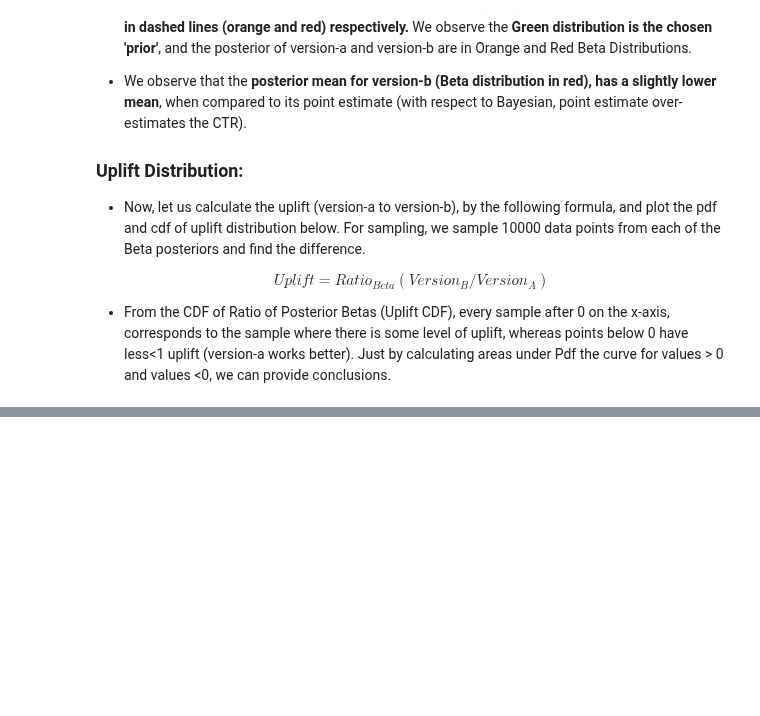
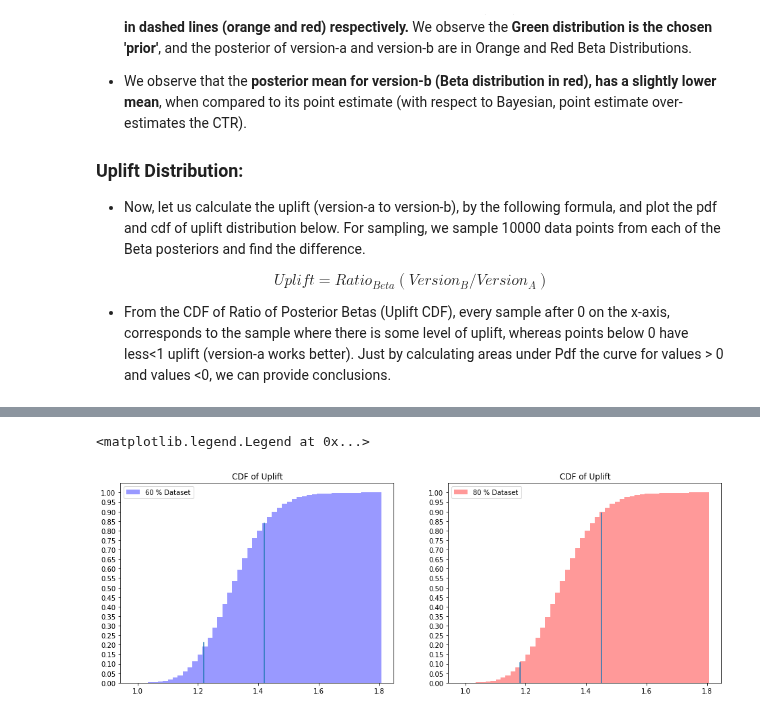
Before and after one commit to AdiVarma27/AdiVarma27.github.io, a Jupyter notebook: _jupyter/2020-04-13-Bayesian Thinking in AB Testing.ipynb, the cells around one changed output, grey strips where cells are left out. Drawn from its saved outputs; the diff is of its cells as text; code cells hidden in the pictures; blank space fills up the shorter version.

```diff
--- a/_jupyter/2020-04-13-Bayesian Thinking in AB Testing.ipynb
+++ b/_jupyter/2020-04-13-Bayesian Thinking in AB Testing.ipynb
@@ -148,0 +179,16 @@ Text(0.5, 1.0, 'CDF of Uplift')
+# %%
+kwargs = {'cumulative': True}
+
+plt.figure(figsize=(16,12));
+plt.subplot(2,2,1);
+sns.distplot(diff, hist_kws=kwargs, norm_hist=True, kde=False, label='60 % Dataset',color='blue');
+plt.yticks(np.arange(0,1.05,0.05))
+plt.axvline(1.22,ymin=0,ymax=0.2);plt.axvline(1.42,ymin=0,ymax=0.8);plt.title('CDF of Uplift');plt.legend()
+
+plt.subplot(2,2,2)
+sns.distplot(diff, hist_kws=kwargs, norm_hist=True, kde=False, label='80 % Dataset',color='red');
+plt.yticks(np.arange(0,1.05,0.05))
+plt.axvline(1.18,ymin=0,ymax=0.1);plt.axvline(1.45,ymin=0,ymax=0.85);plt.title('CDF of Uplift');plt.legend()
+# %% [output]
+<matplotlib.legend.Legend at 0x...>
+[figure, added]
```
Also changed, not shown: parts of 3 cells of this notebook.
